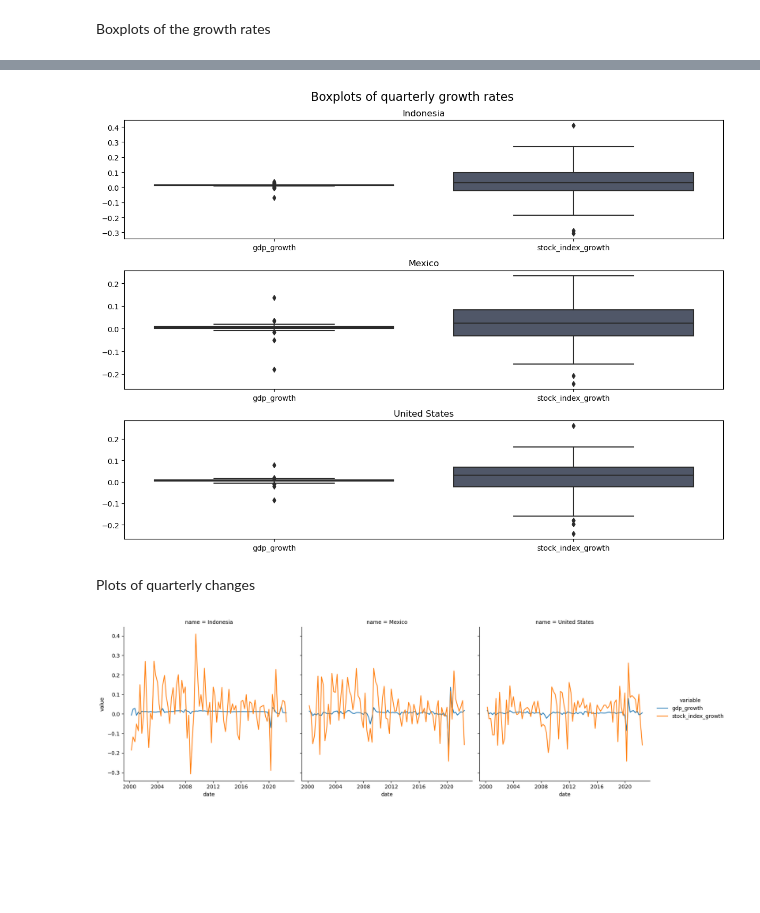
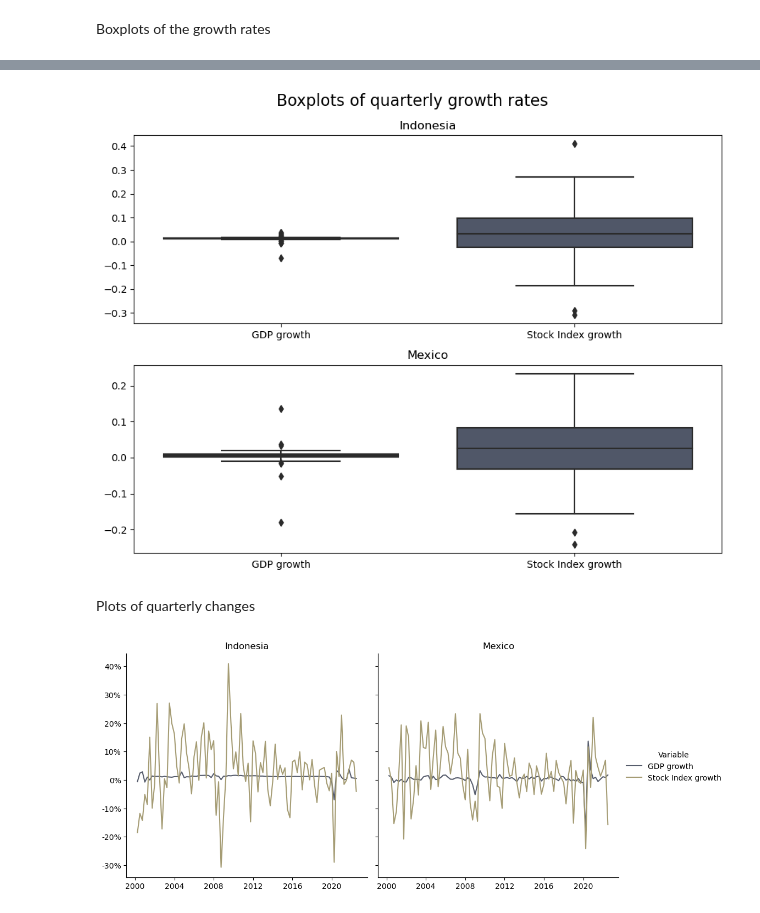
Before and after one commit to tillfurger/stock_vs_gdp, a Jupyter notebook: notebooks/data_analysis.ipynb, the cells around one changed output, grey strips where cells are left out. Saved outputs shown, nothing was run; the diff lists cells and outputs as text; code cells hidden in the pictures; blank space fills up the shorter version.

```diff
--- a/notebooks/data_analysis.ipynb
+++ b/notebooks/data_analysis.ipynb
@@ -212,5 +213,6 @@ stock_data_all.rename(columns={"value":"stock_index"}, inplace=True)
 stock_data_all["date"] = pd.to_datetime(stock_data_all.q_date)
 stock_data_all.set_index(["country", "date"], inplace=True)
 stock_data_all.drop("q_date", axis=1, inplace=True)
+stock_data_all.rename(columns={"stock_index":"Stock Index"}, inplace=True)
 stock_data_all.head()
 # %% [output]
@@ -236,6 +238,6 @@ data_all.head()
 # %% [markdown]
 We will retain information only from three countries: Indonesia (lower-middle income), Mexico (upper-middle income) and the US (high income).
 # %%
-data_all = data_all.loc[["ID", "MX", "US"]]
+data_all = data_all.loc[["ID", "MX"]]
 data_all.head()
 # %% [output]
@@ -299,3 +298,6 @@ data_all.head()
 |  | 2000-07-01 | 1.031622e+09 | 503.855988 | Indonesia | East Asia & Pacific | Lower middle income |
 |  | 2000-10-01 | 1.061287e+09 | 432.239014 | Indonesia | East Asia & Pacific | Lower middle income |
 |  | 2001-01-01 | 1.053724e+09 | 410.204987 | Indonesia | East Asia & Pacific | Lower middle income |
+# %%
+data_all.rename(columns={"region":"Region", "income level":"Income level"}, inplace=True)
+data_all.head()
@@ -314,10 +324,10 @@ data = pd.DataFrame()
 for c in countries:
     aux_d = data_all.loc[data_all.country == c, :]
     aux_d.sort_values("date", inplace=True)
-    aux_d["gdp_growth"] = aux_d.gdp.pct_change(1)
-    aux_d["stock_index_growth"] = aux_d.stock_index.pct_change(1)
-    aux_d["gdp_100"] = 100*np.exp(np.nan_to_num(aux_d["gdp_growth"].cumsum()))
-    aux_d["stock_index_100"] = 100*np.exp(np.nan_to_num(aux_d["stock_index_growth"].cumsum()))
+    aux_d.loc[:, "GDP growth"] = aux_d.GDP.pct_change(1)
+    aux_d.loc[:, "Stock Index growth"] = aux_d["Stock Index"].pct_change(1)
+    aux_d.loc[:, "GDP 100"] = 100*np.exp(np.nan_to_num(aux_d["GDP growth"].cumsum()))
+    aux_d.loc[:, "Stock Index 100"] = 100*np.exp(np.nan_to_num(aux_d["Stock Index growth"].cumsum()))
     data = pd.concat([data, aux_d])
 
 data.set_index(["country", "date"], inplace=True)
@@ -467,26 +461,22 @@ C
 """
 # %%
-fig = plt.figure(figsize=(12, 9))
+fig = plt.figure(figsize=(9, 7))
 axes = fig.subplot_mosaic(mosaic=mosaic_plot2)
 
-sns.boxplot(data=data.loc["ID", ["gdp_growth", "stock_index_growth"]].melt(), x="variable", y="value", ax=axes["A"], palette=sns.color_palette("cividis"))
+sns.boxplot(data=data.loc["ID", ["GDP growth", "Stock Index growth"]].melt(var_name="Variable"), x="Variable", y="value", ax=axes["A"], palette=sns.color_palette("cividis"))
 axes["A"].set_xlabel("")
 axes["A"].set_ylabel("")
 axes["A"].set_title("Indonesia")
-sns.boxplot(data=data.loc["MX", ["gdp_growth", "stock_index_growth"]].melt(), x="variable", y="value", ax=axes["B"], palette=sns.color_palette("cividis"))
+sns.boxplot(data=data.loc["MX", ["GDP growth", "Stock Index growth"]].melt(var_name="Variable"), x="Variable", y="value", ax=axes["B"], palette=sns.color_palette("cividis"))
 axes["B"].set_xlabel("")
 axes["B"].set_ylabel("")
 axes["B"].set_title("Mexico")
-sns.boxplot(data=data.loc["US", ["gdp_growth", "stock_index_growth"]].melt(), x="variable", y="value", ax=axes["C"], palette=sns.color_palette("cividis"))
-axes["C"].set_xlabel("")
-axes["C"].set_ylabel("")
-axes["C"].set_title("United States")
 
 fig.suptitle("Boxplots of quarterly growth rates", fontsize=16)
 fig.tight_layout()
 fig.savefig("../reports/figures/boxplots_growth_rates_all.svg")
 # %% [output]
-[figure, old version]
+[figure, new version]
 # %% [markdown]
 Plots of quarterly changes
 # %%
@@ -494,5 +484,13 @@ dac = data[["name", "gdp_growth", "stock_index_growth"]].melt(id_vars="name", ig
 # %%
-fig = sns.relplot(data=dac, x="date", y="value", col="name", col_wrap=3, facet_kws=dict(sharex=True, sharey=True), hue="variable", kind="line", palette="tab10")
+fig = sns.relplot(data=dac, x="date", y="value", col="name", col_wrap=2, facet_kws=dict(sharex=True, sharey=True), hue="Variable", kind="line", palette="cividis")
+fig.axes[0].set_title("Indonesia")
+fig.axes[0].set_xlabel("")
+fig.axes[0].set_ylabel("")
+fig.axes[0].yaxis.set_major_formatter(FuncFormatter(lambda y, _: '{:.0%}'.format(y)))
+fig.axes[1].set_title("Mexico")
+fig.axes[1].set_xlabel("")
+fig.axes[1].set_ylabel("")
+fig.axes[1].yaxis.set_major_formatter(FuncFormatter(lambda y, _: '{:.0%}'.format(y)))
 plt.savefig("../reports/figures/growth_lineplots_all.svg")
 # %% [output]
-[figure, old version]
+[figure, new version]
```
Also changed, not shown: parts of 24 cells of this notebook, 9 other files.
